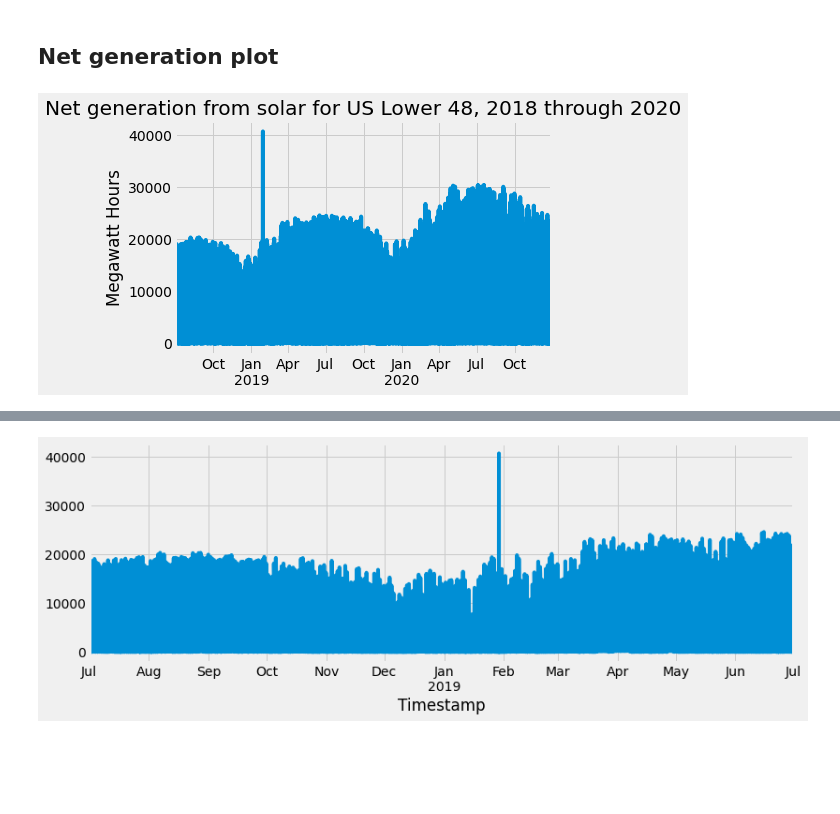
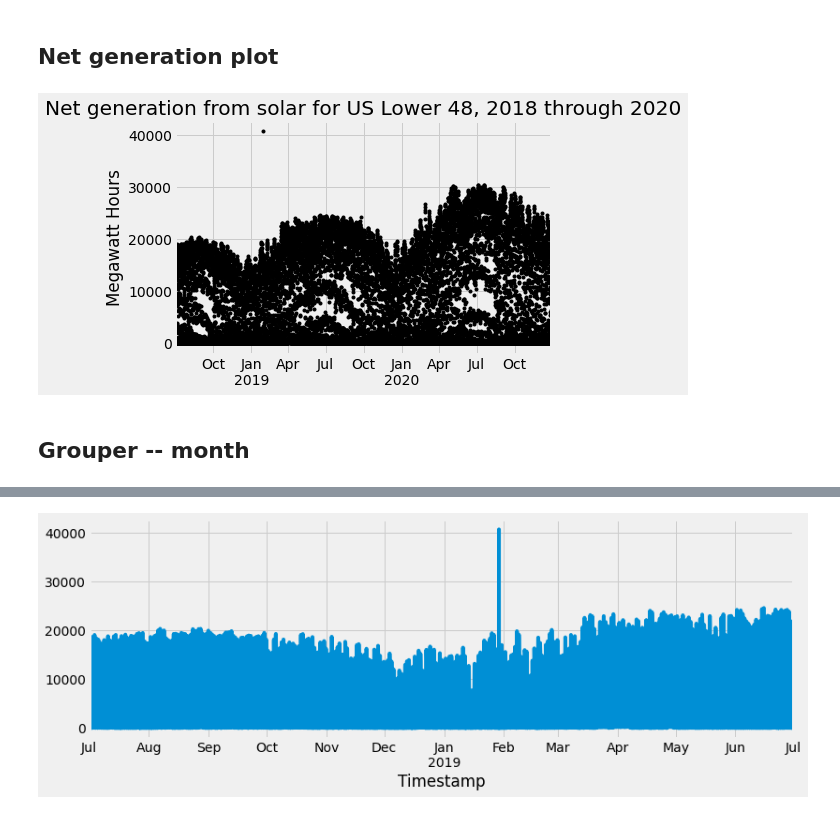
Before and after one commit to MichaelBurak/solar-data-analysis, a Jupyter notebook: solar-perhour-analysis.ipynb, the cells around one changed output, grey strips where cells are left out. Cells and saved outputs as stored; diff of their text form; code cells hidden in the pictures; blank space fills up the shorter version.

```diff
--- a/solar-perhour-analysis.ipynb
+++ b/solar-perhour-analysis.ipynb
@@ -97,6 +101,8 @@ df['Timestamp'] = pd.to_datetime(df['Timestamp'])
 time_df = df.copy()
 
 time_df = time_df.set_index("Timestamp")
+time_df.index.freq = '-1H'
+time_df = time_df.sort_index()
 
 time_df.head(10)
 # %% [output]
@@ -115,15 +143,17 @@ time_df.head(10)
 # %% [markdown]
 ## Net generation plot
 # %%
-time_df.plot()
+time_df.plot(style="k.")
 
 fig = plt.gcf()
 ax = plt.gca()
 
 ax.set_title("Net generation from solar for US Lower 48, 2018 through 2020")
 ax.set_ylabel("Megawatt Hours")
 ax.set_xlabel("")
 ax.get_legend().remove()
 fig.savefig("Netgen20182020solar.png",bbox_inches='tight')
 # %% [output]
-[figure, old version]
+[figure, new version]
+# %% [markdown]
+## Grouper -- month
```
Also changed, not shown: parts of 36 cells of this notebook.
